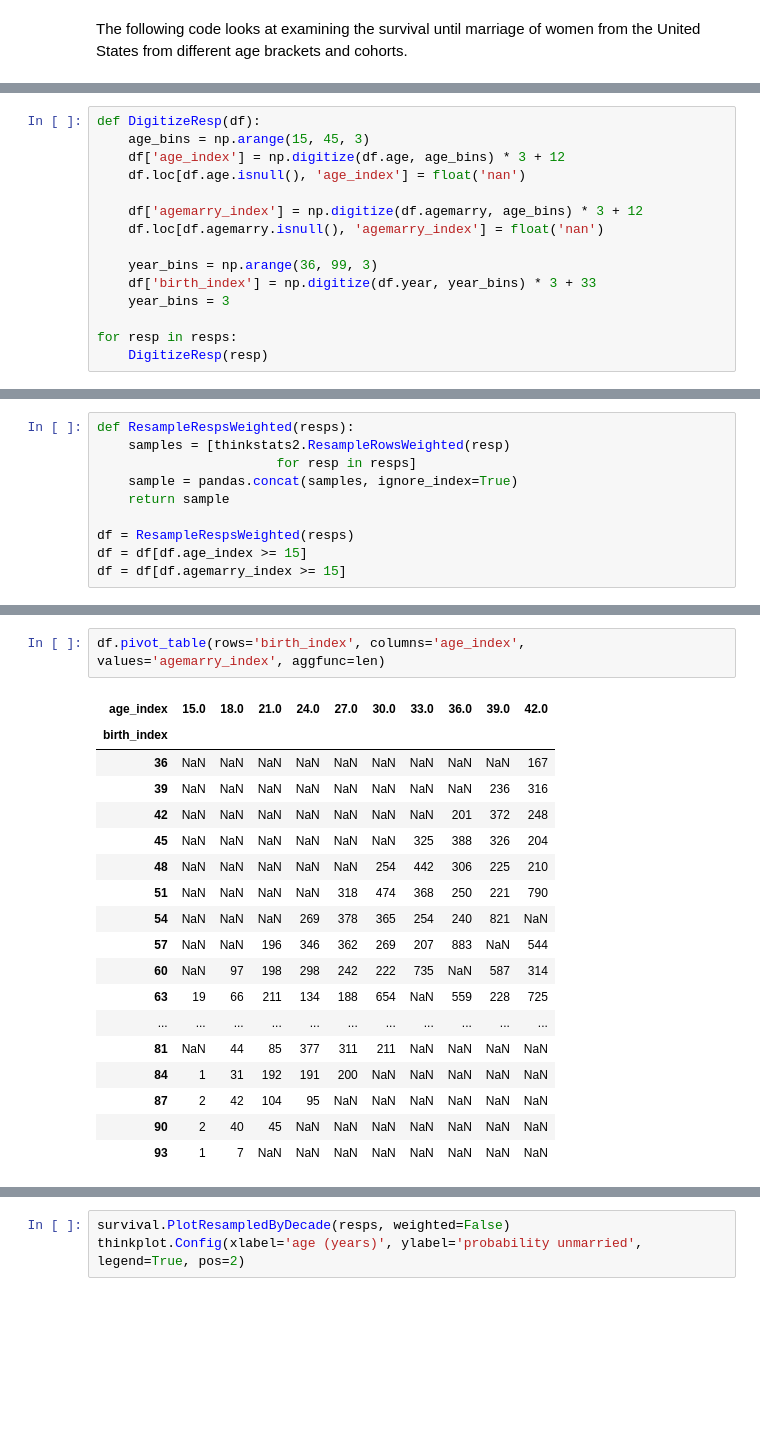
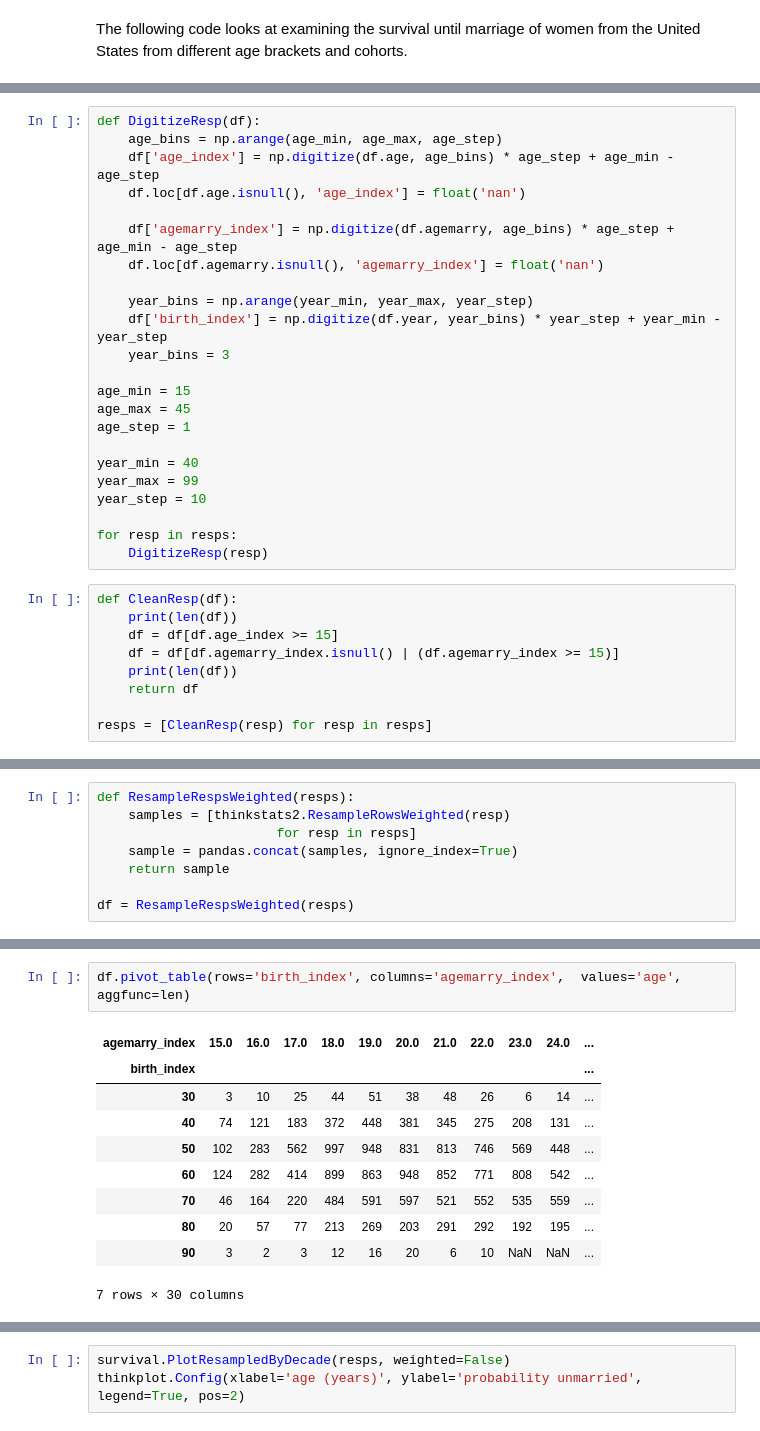
Before and after one commit to AllenDowney/MarriageNSFG, a Jupyter notebook: marriage.ipynb, the cells around one changed output, grey strips where cells are left out. Drawn from its saved outputs; the diff is of its cells as text; blank space fills up the shorter version.

```diff
--- a/marriage.ipynb
+++ b/marriage.ipynb
@@ -40,15 +37,32 @@ resps = [resp8, resp7, resp6, resp5, resp4, resp3]
 # %%
 def DigitizeResp(df):
-    age_bins = np.arange(15, 45, 3)
-    df['age_index'] = np.digitize(df.age, age_bins) * 3 + 12
+    age_bins = np.arange(age_min, age_max, age_step)
+    df['age_index'] = np.digitize(df.age, age_bins) * age_step + age_min - age_step
     df.loc[df.age.isnull(), 'age_index'] = float('nan')
 
-    df['agemarry_index'] = np.digitize(df.agemarry, age_bins) * 3 + 12
+    df['agemarry_index'] = np.digitize(df.agemarry, age_bins) * age_step + age_min - age_step
     df.loc[df.agemarry.isnull(), 'agemarry_index'] = float('nan')
 
-    year_bins = np.arange(36, 99, 3)
-    df['birth_index'] = np.digitize(df.year, year_bins) * 3 + 33
+    year_bins = np.arange(year_min, year_max, year_step)
+    df['birth_index'] = np.digitize(df.year, year_bins) * year_step + year_min - year_step
     year_bins = 3
+
+age_min = 15
+age_max = 45
+age_step = 1
+
+year_min = 40
+year_max = 99
+year_step = 10
 
 for resp in resps:
     DigitizeResp(resp)
+# %%
+def CleanResp(df):
+    print(len(df))
+    df = df[df.age_index >= 15]
+    df = df[df.agemarry_index.isnull() | (df.agemarry_index >= 15)]
+    print(len(df))
+    return df
+
+resps = [CleanResp(resp) for resp in resps]
@@ -60,5 +108,3 @@ def ResampleRespsWeighted(resps):
     return sample
 
 df = ResampleRespsWeighted(resps)
-df = df[df.age_index >= 15]
-df = df[df.agemarry_index >= 15]
@@ -65,21 +125,13 @@ df = df[df.agemarry_index >= 15]
 # %%
-df.pivot_table(rows='birth_index', columns='age_index',  values='agemarry_index', aggfunc=len)
+df.pivot_table(rows='birth_index', columns='agemarry_index',  values='age', aggfunc=len)
 # %% [output]
-| age_index | 15.0 | 18.0 | 21.0 | 24.0 | 27.0 | 30.0 | 33.0 | 36.0 | 39.0 | 42.0 |
-| birth_index |  |  |  |  |  |  |  |  |  |  |
-| 36 | NaN | NaN | NaN | NaN | NaN | NaN | NaN | NaN | NaN | 167 |
-| 39 | NaN | NaN | NaN | NaN | NaN | NaN | NaN | NaN | 236 | 316 |
-| 42 | NaN | NaN | NaN | NaN | NaN | NaN | NaN | 201 | 372 | 248 |
-| 45 | NaN | NaN | NaN | NaN | NaN | NaN | 325 | 388 | 326 | 204 |
-| 48 | NaN | NaN | NaN | NaN | NaN | 254 | 442 | 306 | 225 | 210 |
-| 51 | NaN | NaN | NaN | NaN | 318 | 474 | 368 | 250 | 221 | 790 |
-| 54 | NaN | NaN | NaN | 269 | 378 | 365 | 254 | 240 | 821 | NaN |
-| 57 | NaN | NaN | 196 | 346 | 362 | 269 | 207 | 883 | NaN | 544 |
-| 60 | NaN | 97 | 198 | 298 | 242 | 222 | 735 | NaN | 587 | 314 |
-| 63 | 19 | 66 | 211 | 134 | 188 | 654 | NaN | 559 | 228 | 725 |
-| ... | ... | ... | ... | ... | ... | ... | ... | ... | ... | ... |
-| 81 | NaN | 44 | 85 | 377 | 311 | 211 | NaN | NaN | NaN | NaN |
-| 84 | 1 | 31 | 192 | 191 | 200 | NaN | NaN | NaN | NaN | NaN |
-| 87 | 2 | 42 | 104 | 95 | NaN | NaN | NaN | NaN | NaN | NaN |
-| 90 | 2 | 40 | 45 | NaN | NaN | NaN | NaN | NaN | NaN | NaN |
-| 93 | 1 | 7 | NaN | NaN | NaN | NaN | NaN | NaN | NaN | NaN |
+| agemarry_index | 15.0 | 16.0 | 17.0 | 18.0 | 19.0 | 20.0 | 21.0 | 22.0 | 23.0 | 24.0 | ... |
+| birth_index |  |  |  |  |  |  |  |  |  |  | ... |
+| 30 | 3 | 10 | 25 | 44 | 51 | 38 | 48 | 26 | 6 | 14 | ... |
+| 40 | 74 | 121 | 183 | 372 | 448 | 381 | 345 | 275 | 208 | 131 | ... |
+| 50 | 102 | 283 | 562 | 997 | 948 | 831 | 813 | 746 | 569 | 448 | ... |
+| 60 | 124 | 282 | 414 | 899 | 863 | 948 | 852 | 771 | 808 | 542 | ... |
+| 70 | 46 | 164 | 220 | 484 | 591 | 597 | 521 | 552 | 535 | 559 | ... |
+| 80 | 20 | 57 | 77 | 213 | 269 | 203 | 291 | 292 | 192 | 195 | ... |
+| 90 | 3 | 2 | 3 | 12 | 16 | 20 | 6 | 10 | NaN | NaN | ... |
+7 rows × 30 columns
```
Also changed, not shown: parts of 15 cells of this notebook, 1 other file.
